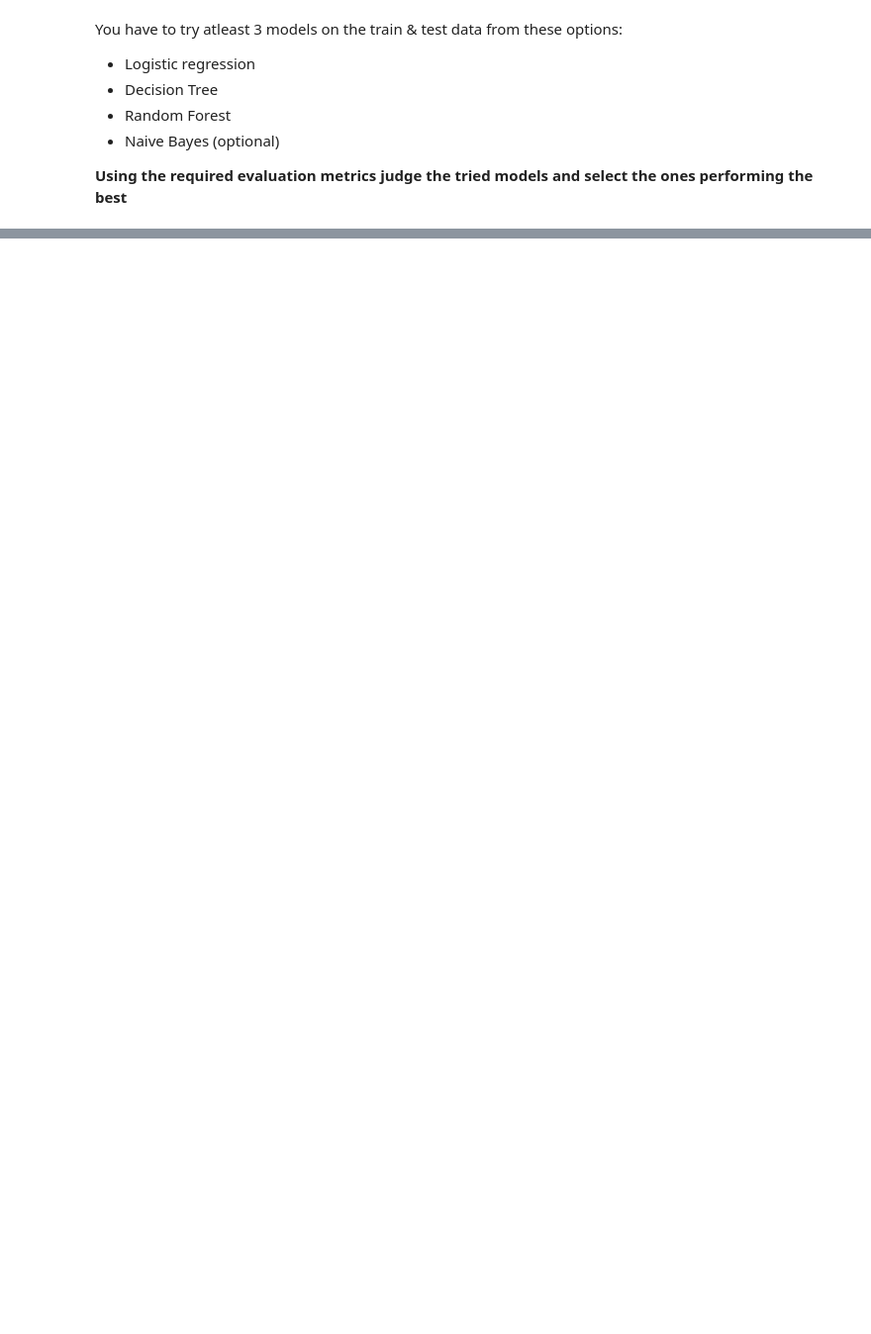
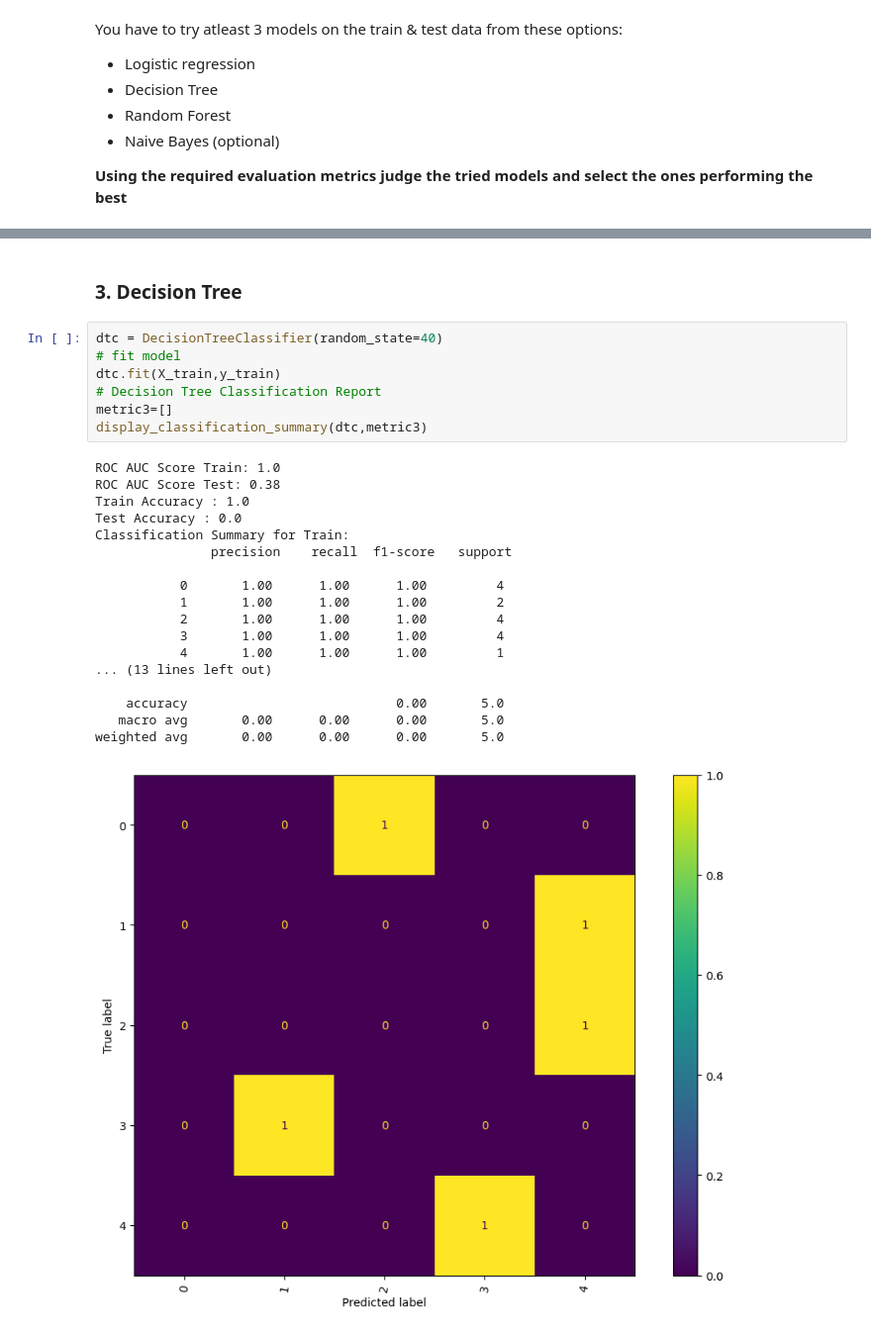
Before and after one commit to Naveenkv93/NLP-Case-Study---Automatic-Ticket-Classification, a Jupyter notebook: Automatic_Ticket_Classification_Assignment.ipynb, the cells around one changed output, grey strips where cells are left out. Shown at 99% size. Cells and saved outputs as stored; diff of their text form; blank space fills up the shorter version.

```diff
--- a/Automatic_Ticket_Classification_Assignment.ipynb
+++ b/Automatic_Ticket_Classification_Assignment.ipynb
@@ -613,0 +790,28 @@ You have to try atleast 3 models on the train & test data from these options:
+# %% [markdown]
+### 3. Decision Tree
+# %%
+dtc = DecisionTreeClassifier(random_state=40)
+# fit model
+dtc.fit(X_train,y_train)
+# Decision Tree Classification Report
+metric3=[]
+display_classification_summary(dtc,metric3)
+# %% [output]
+ROC AUC Score Train: 1.0
+ROC AUC Score Test: 0.38
+Train Accuracy : 1.0
+Test Accuracy : 0.0
+Classification Summary for Train:
+               precision    recall  f1-score   support
+
+           0       1.00      1.00      1.00         4
+           1       1.00      1.00      1.00         2
+           2       1.00      1.00      1.00         4
+           3       1.00      1.00      1.00         4
+           4       1.00      1.00      1.00         1
+... (13 lines left out)
+
+    accuracy                           0.00       5.0
+   macro avg       0.00      0.00      0.00       5.0
+weighted avg       0.00      0.00      0.00       5.0
+[figure, added]
```
Also changed, not shown: parts of 39 cells of this notebook.
